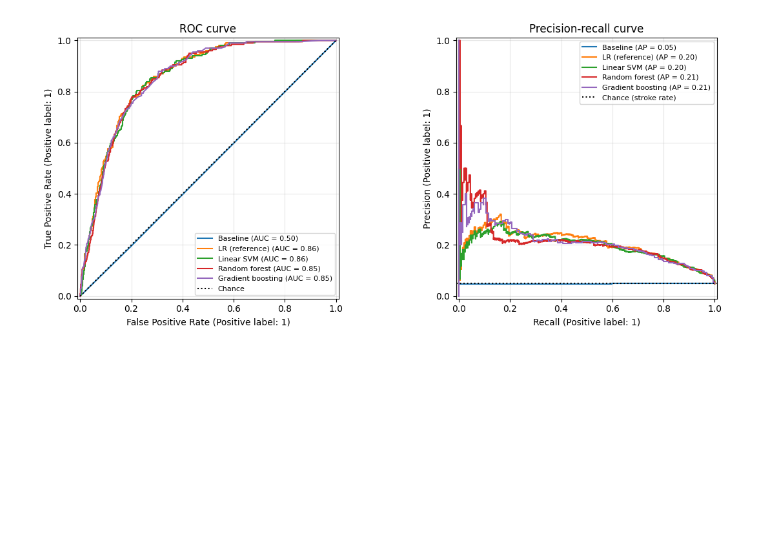
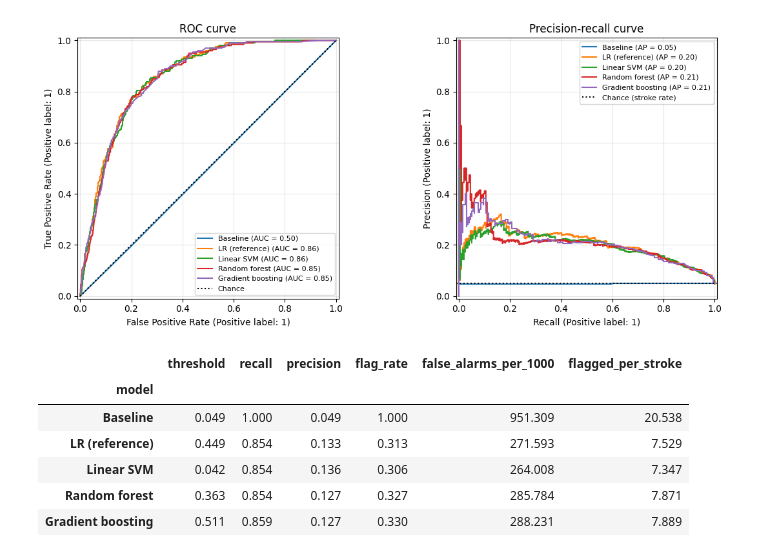
Before and after one commit to Lightfoot7/A.I.-Best-Team, a Jupyter notebook: Main (2).ipynb, the cells around one changed output. Cells and saved outputs as stored; diff of their text form; code cells hidden in the pictures; blank space fills up the shorter version.

Commit message:
threshold  for all models

```diff
--- a/Main (2).ipynb
+++ b/Main (2).ipynb
@@ -838,6 +838,42 @@ def plot_roc_pr(models):
 plot_roc_pr(models)
 # %% [output]
 [figure]
+# %%
+# Threshold per model at recall target
+RECALL_TARGET = 0.85
+def threshold_at_recall(models, target=RECALL_TARGET):
+    out = []
+    for name, model in models:
+        proba = cross_val_predict(model, X_train, y_train, cv=cv, method="predict_proba")[:, 1]
+        precision, recall, thresholds = precision_recall_curve(y_train, proba)
+        meets = np.where(recall[:-1] >= target)[0]
+        i = meets[-1]
+        t = thresholds[i]
+        pred = (proba >= t).astype(int)
+        y_arr = y_train.to_numpy()
+        tp = ((pred==1) & (y_arr==1)).sum()
+        fp = ((pred == 1) & (y_arr == 0)).sum()
+        out.append({
+            "model": name,
+            "threshold": t,
+            "recall": recall[i],
+            "precision": precision[i],
+            "flag_rate": pred.mean(),
+            "false_alarms_per_1000": fp / len(y_arr) * 1000,
+            "flagged_per_stroke": pred.sum() / tp
+        })
+    return pd.DataFrame(out).set_index("model").round(3)
+# %%
+# Tresh table
+threshold_at_recall(models)
+# %% [output]
+|  | threshold | recall | precision | flag_rate | false_alarms_per_1000 | flagged_per_stroke |
+| model |  |  |  |  |  |  |
+| Baseline | 0.049 | 1.000 | 0.049 | 1.000 | 951.309 | 20.538 |
+| LR (reference) | 0.449 | 0.854 | 0.133 | 0.313 | 271.593 | 7.529 |
+| Linear SVM | 0.042 | 0.854 | 0.136 | 0.306 | 264.008 | 7.347 |
+| Random forest | 0.363 | 0.854 | 0.127 | 0.327 | 285.784 | 7.871 |
+| Gradient boosting | 0.511 | 0.859 | 0.127 | 0.330 | 288.231 | 7.889 |
 # %%
 # Final Test PLEASE ONLY CALL ONCE FOR SELECTED MODEL
 
```
Also changed, not shown: parts of 4 cells of this notebook.
